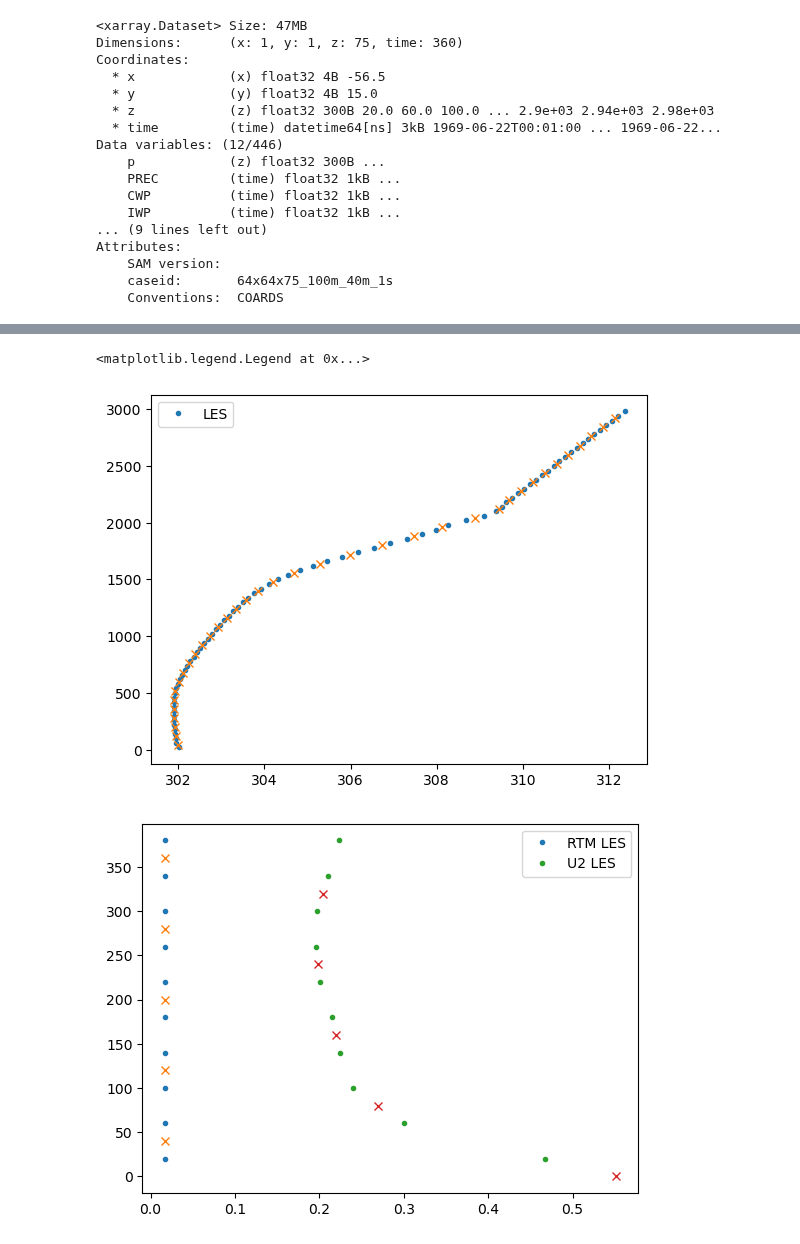
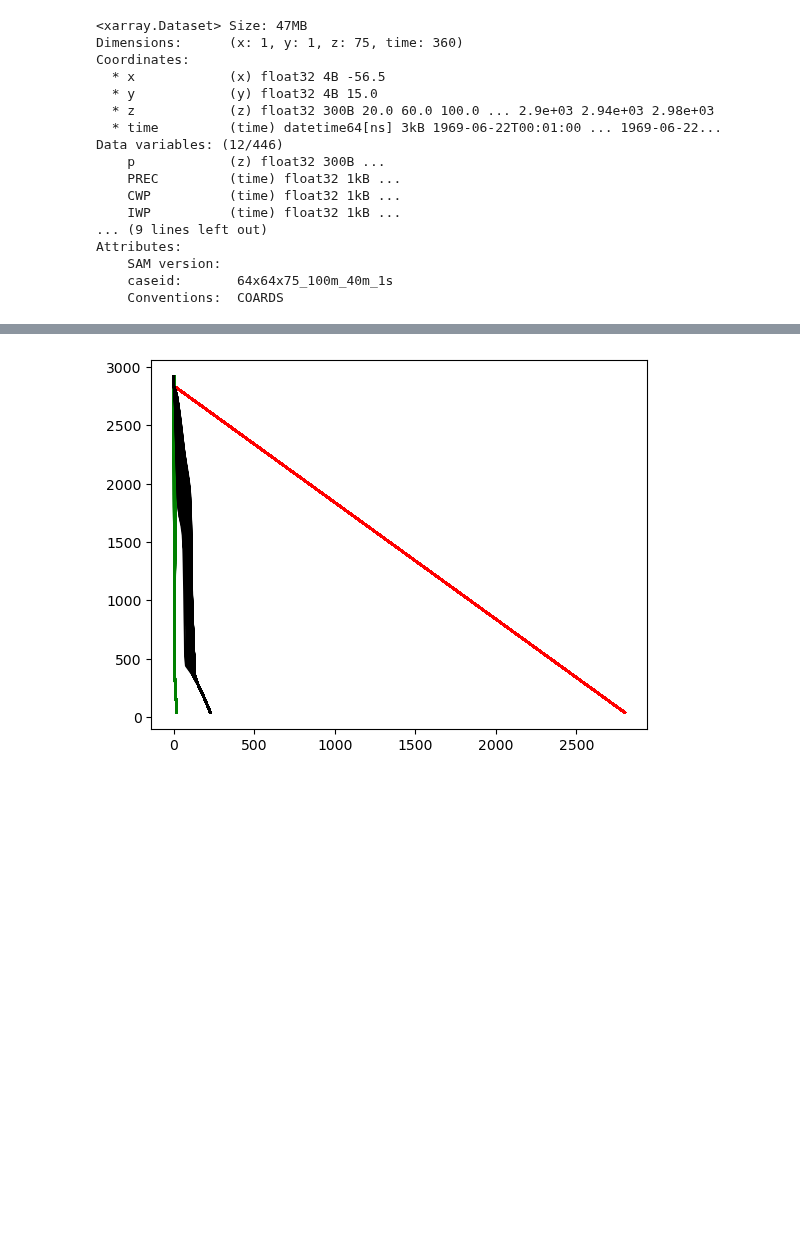
Before and after one commit to adconnolly/CLUBBiNN, a Jupyter notebook: notebooks/test_mixing_length.ipynb, the cells around one changed output, grey strips where cells are left out. Saved outputs shown, nothing was run; the diff lists cells and outputs as text; code cells hidden in the pictures; blank space fills up the shorter version.

Commit message:
SAM_helpers outputs better reflect Fortran CLUBB. Mixing length can now be computed without size errors thrown.

```diff
--- a/notebooks/test_mixing_length.ipynb
+++ b/notebooks/test_mixing_length.ipynb
@@ -58,11 +59,11 @@ em = 0.5*np.sqrt(U2 + V2 + W2)
 # %%
 Lscale_max = 0.25*64*100 # 64 pts * 100 m dx_LES = dx_GCM, CLUBB takes 1/4 this for max when implemented
 # %%
-p_in_Pa = sam.stagger_var('p',ds,zt)*100 # p in mb * 10^-3 bar/mb * 10^5 Pa/bar
+p_in_Pa = sam.stagger_var('p',ds,'zt')*100 # p in mb * 10^-3 bar/mb * 10^5 Pa/bar
 # %%
-exner = sam.stagger_var('TABS',ds,zt) / sam.stagger_var('THETA',ds,zt) # Calc as (p/p0)^(Rd/Cp) instead?
+exner = sam.stagger_var('TABS',ds,'zt') / sam.stagger_var('THETA',ds,'zt') # Calc as (p/p0)^(Rd/Cp) instead?
 # %%
-thv_ds = sam.stagger_var('THETA',ds,zt) # Not sure how to get 'base-state' from LES. From *.F90: ! Dry, base-state theta_v on thermodynamic level [K]
+thv_ds = sam.stagger_var('THETA',ds,'zt') # Not sure how to get 'base-state' from LES. From *.F90: ! Dry, base-state theta_v on thermodynamic level [K]
 # %%
 # ! mu = (1/M) dM/dz > 0.  mu=0 for no entrainment.
 # Siebesma recommends mu=2e-3, although most schemes use mu=1e-4
@@ -74,4 +75,6 @@ lmin = 20.0 # (lmin_coeff=0.5)*(lmin_deltaz = 40)
 saturation_formula = 1
 l_implemented = True
 # %%
-compute_mixing_length(nzm, nzt, ngrdcol, zm, zt, dzm, dzt, invrs_dzm, invrs_dzt, thvm, thlm, rtm, em, Lscale_max, p_in_Pa, exner, thv_ds, mu, lmin, saturation_formula, l_implemented)
+L, Lup, Ldown = compute_mixing_length(nzm, nzt, ngrdcol, zm, zt, dzm, dzt, invrs_dzm, invrs_dzt,
+                      thvm, thlm, rtm, em, Lscale_max, p_in_Pa, exner, thv_ds,
+                      mu, lmin, saturation_formula, l_implemented)
@@ -85,18 +81,6 @@ NameError: name 'zm2zt' is not defined
-# %%
-z = ds['z']
-
-plt.figure()
-plt.plot(ds['THETAV'][-1].squeeze().values,z,'.',label='LES')
-plt.plot(thvm[-1],zt,'x')
-plt.legend()
-
-plt.figure()
-plt.plot(ds['RTM'][-1].squeeze().values[:10],z[:10],'.',label='RTM LES')
-plt.plot(rtm[-1,:5],zt[:5],'x')
-plt.plot(ds['U2'][-1].squeeze().values[:10],z[:10],'.',label='U2 LES')
-plt.plot(U2[-1,:5],zm[:5],'x')
-plt.legend()
-# %% [output]
-<matplotlib.legend.Legend at 0x...>
-[figure, removed]
-[figure, removed]
+# %%
+plt.plot(Lup.T,zt.T,'r')
+plt.plot(Ldown.T,zt.T,'g')
+plt.plot(L.T,zt.T,'k');
+# %% [output]
+[figure, added]
```
Also changed, not shown: parts of 6 cells of this notebook, 2 other files.
